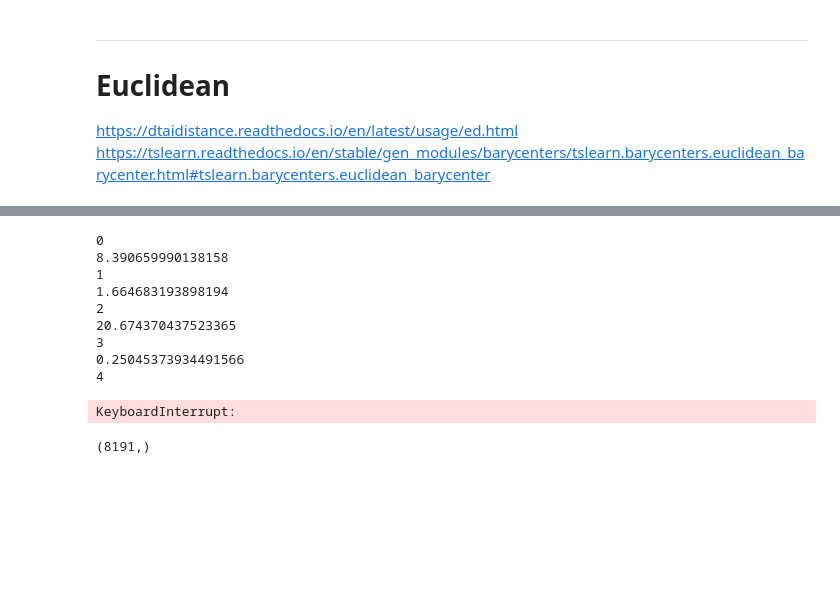
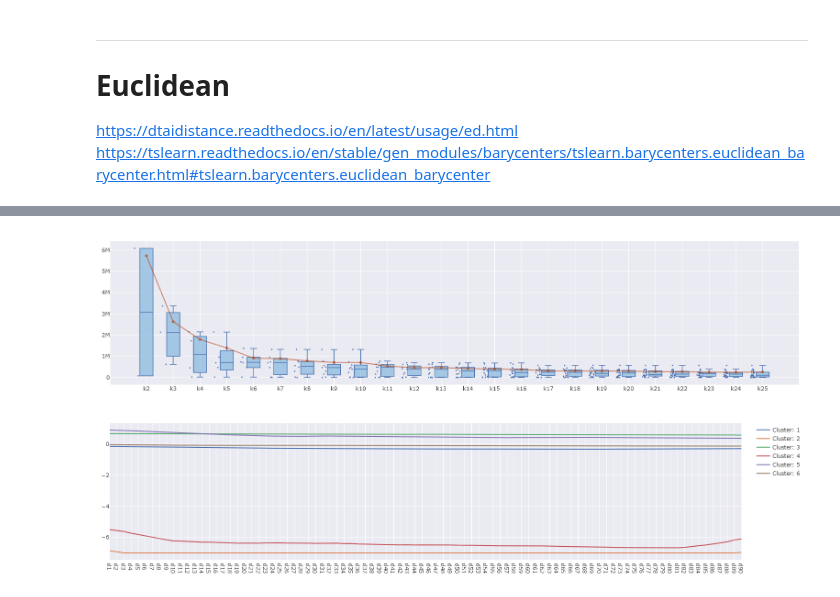
Before and after one commit to VascoPM/SHS-DeepClustering, a Jupyter notebook: Clustering_Centers-Scores.ipynb, the cells around one changed output, grey strips where cells are left out. Cells and saved outputs as stored; diff of their text form; code cells hidden in the pictures; blank space fills up the shorter version.

```diff
--- a/Clustering_Centers-Scores.ipynb
+++ b/Clustering_Centers-Scores.ipynb
@@ -51,0 +60,5 @@ df_data = pl.read_csv(dataset_location)
+# %%
+def w_avg(df, values, weights):
+    d = df[values]
+    w = df[weights]
+    return (d * w).sum() / w.sum()
@@ -117,29 +227,8 @@ Euclidean_centres
-# %%
-# distance = ed.distance(s1, s2)
-scores = []
-for index, row in Euclidean_centres.iterrows():
-    centre = row[window_cols].values
-    sol = "_".join([row['Algorithm'], row['k']])
-    c = row['cluster']
-    df_sol_ids = pl.scan_csv(sol_location).filter(pl.col(f"{sol}") == c).select(["short_ID", "window_ID"]).collect()
-    df_sol = df_sol_ids.join(df_data, on = ['short_ID', 'window_ID'], how='left').to_pandas()
-
-    print(index)
-    score  = df_sol[window_cols].apply(lambda x: euc_dist(x, centre), axis=1).values
-    # scores.append(centre, )
-    print(score.mean())
-# %% [output]
-0
-8.390659990138158
-1
-1.664683193898194
-2
-20.674370437523365
-3
-0.25045373934491566
-4
-KeyboardInterrupt:
-# %%
-score.shape
-# %% [output]
-(8191,)
+# %%
+plot_elbow(Euclidean_centres, alg='KUMAP', mode = 'Total_Score', line_type='w_avg')
+# %% [output]
+[figure, added]
+# %%
+plot_centers(Euclidean_centres, alg='KUMAP', k = 'k6')
+# %% [output]
+[figure, added]
```
Also changed, not shown: parts of 33 cells of this notebook, 2 other files.
